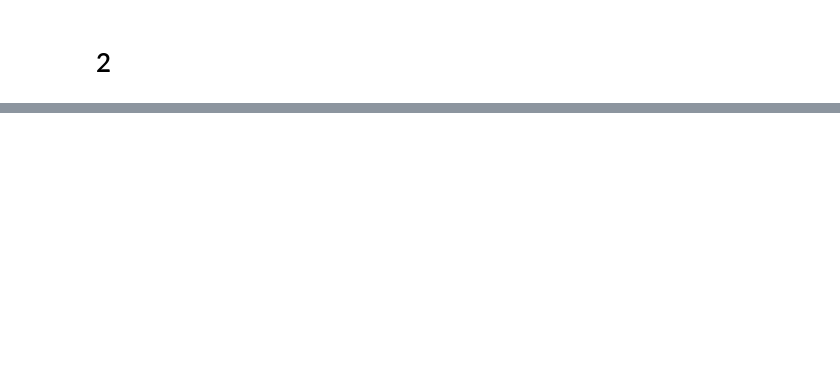
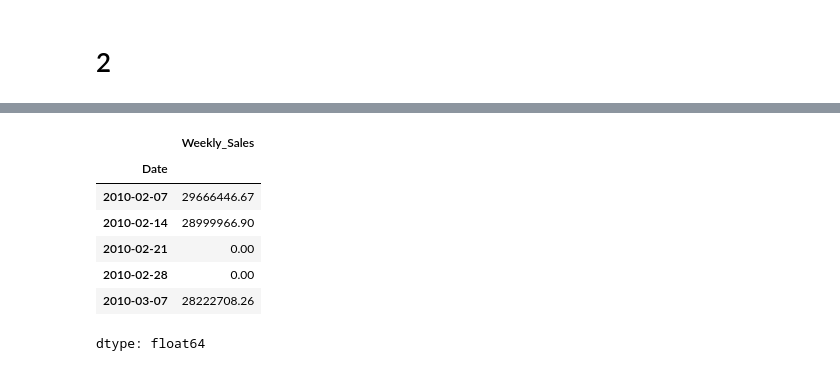
Before and after one commit to TranVoAnhTuan/code_public, a Jupyter notebook: IT/DV8.ipynb, the cells around one changed output, grey strips where cells are left out. Drawn from its saved outputs; the diff is of its cells as text; code cells hidden in the pictures; blank space fills up the shorter version.

```diff
--- a/IT/DV8.ipynb
+++ b/IT/DV8.ipynb
@@ -76,3 +77,8 @@ No frequency information was provided, so inferred frequency MS will be used.
 [interactive output not drawn]
 # %% [markdown]
 # 2
+# %%
+
+data = pd.read_csv('/content/Walmart_Sales.csv')
+
+data['Date'] = pd.to_datetime(data['Date'], infer_datetime_format=True, errors='coerce')
@@ -78,0 +87,3 @@ No frequency information was provided, so inferred frequency MS will be used.
+# %%
+data.set_index('Date', inplace=True)
+data.head()
@@ -78,0 +98,13 @@ No frequency information was provided, so inferred frequency MS will be used.
+# %%
+
+weekly_sales = data['Weekly_Sales'].resample('W').sum()
+weekly_sales.head()
+# %% [output]
+|  | Weekly_Sales |
+| Date |  |
+| 2010-02-07 | 29666446.67 |
+| 2010-02-14 | 28999966.90 |
+| 2010-02-21 | 0.00 |
+| 2010-02-28 | 0.00 |
+| 2010-03-07 | 28222708.26 |
+dtype: float64
```
Also changed, not shown: parts of 9 cells of this notebook.
